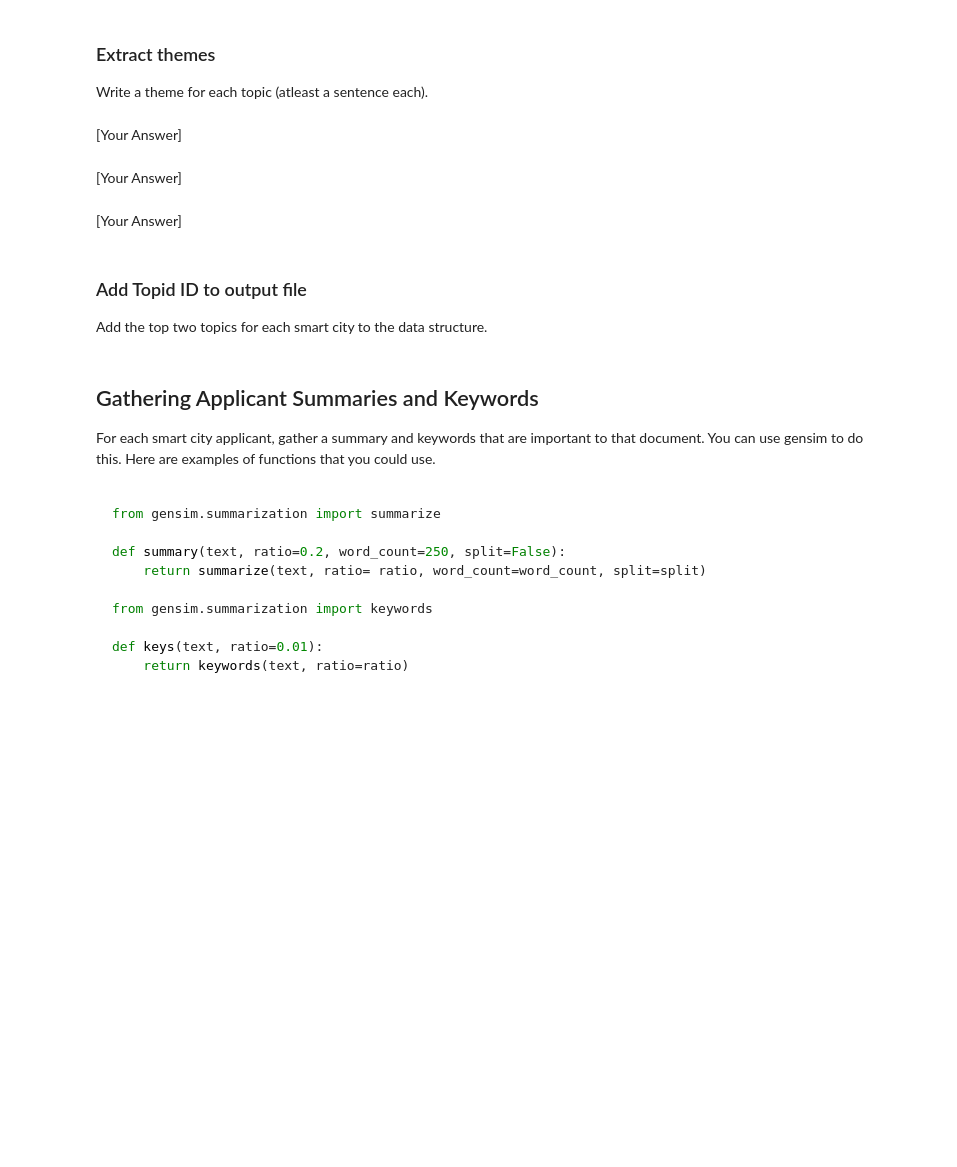
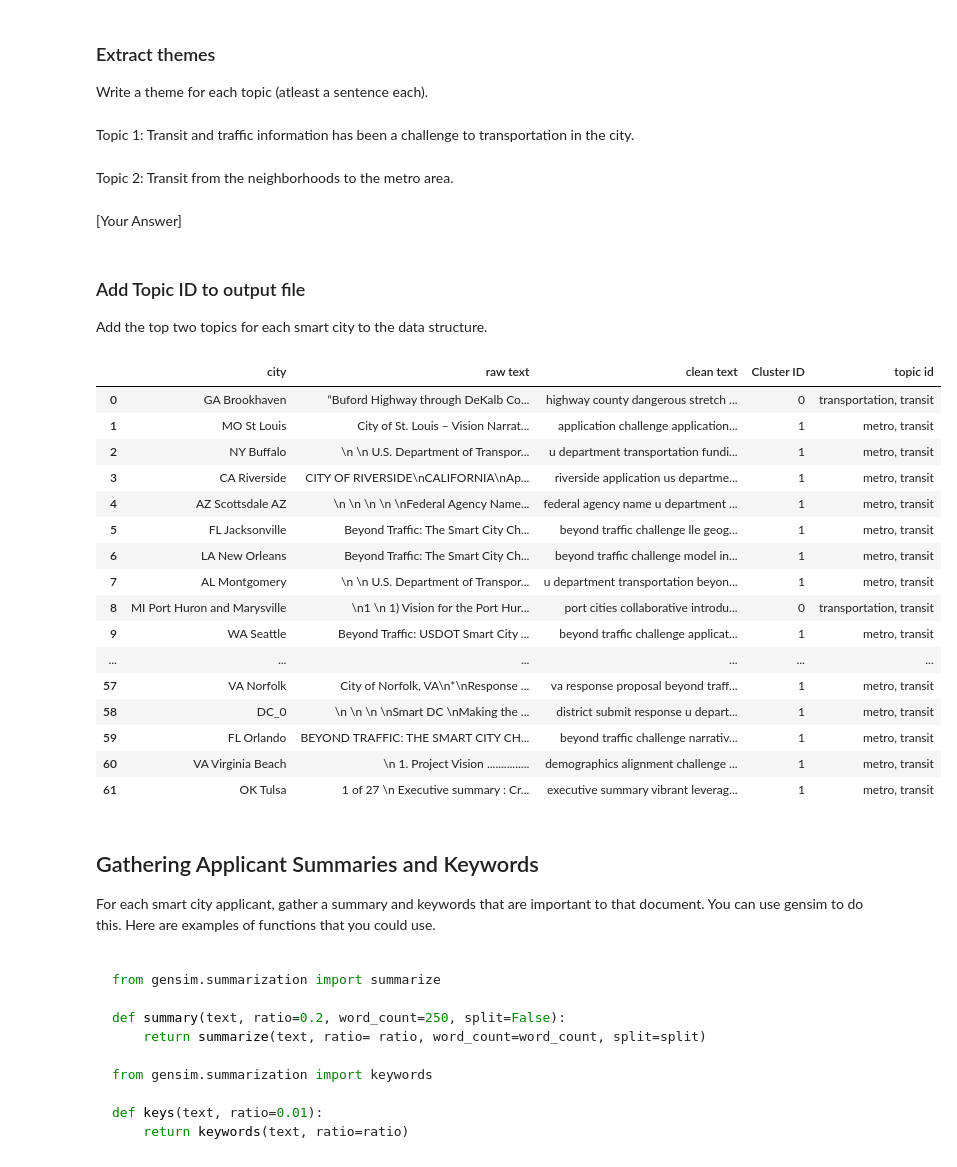
Before and after one commit to HotelTango314/cs5293sp23-project3, a Jupyter notebook: project3.ipynb, the cells around one changed output. Saved outputs shown, nothing was run; the diff lists cells and outputs as text; code cells hidden in the pictures; blank space fills up the shorter version.

```diff
--- a/project3.ipynb
+++ b/project3.ipynb
@@ -557,0 +578,13 @@ Provide the code used to generate the optimal k and provide justification for yo
+# %%
+kmeanoptimalk = np.argsort(list(list(zip(*output[0]))[0]))[-1]
+hieroptimalk = np.argsort(list(list(zip(*output[1]))[0]))[-1]
+
+dbcluster = DBSCAN(eps = 1.136)
+dbmodel = dbcluster.fit_predict(X_lsa)
+#print(sum(dbmodel))
+dbscore = compute_metrics(X_lsa, dbmodel)
+#dbscore = ['X','X','X']
+df_K['optimal K'] = [output[1][hieroptimalk+2],output[1][hieroptimalk+2],dbscore]
+
+print(kmeanoptimalk+2)
+print(hieroptimalk+2)
@@ -568,0 +612,12 @@ In your data structure, add the cluster id for each smart city respectively. Sho
+# %%
+cluster_ct = hieroptimalk+2
+#final_model = KMeans(n_clusters=(cluster_ct),n_init='auto')
+final_model = AgglomerativeClustering(n_clusters=(cluster_ct))
+cluster_id = final_model.fit_predict(X_lsa)
+df2['Cluster ID'] = cluster_id
+# %%
+tally = [0 for _ in range(cluster_ct)]
+for x in cluster_id:
+    tally[x]=tally[x]+1
+
+print(tally)
@@ -580,14 +704,42 @@ Perform Topic Modeling on the cleaned data. Provide the top five words for `TOPI
 ### Extract themes
 Write a theme for each topic (atleast a sentence each).
 # %% [markdown]
-[Your Answer]
+Topic 1: Transit and traffic information has been a challenge to transportation in the city.
 # %% [markdown]
-[Your Answer]
+Topic 2: Transit from the neighborhoods to the metro area.
 # %% [markdown]
 [Your Answer]
 # %% [markdown]
-### Add Topid ID to output file
+### Add Topic ID to output file
 Add the top two topics for each smart city to the data structure.
+# %%
+topic_id = []
+for x in cluster_id:
+    if x == 0:
+        topic_id.append('transportation, transit')
+    else:
+        topic_id.append('metro, transit')
+df2['topic id'] = topic_id
+# %%
+df2.head(62)
+# %% [output]
+|  | city | raw text | clean text | Cluster ID | topic id |
+| 0 | GA Brookhaven | “Buford Highway through DeKalb Co... | highway county dangerous stretch ... | 0 | transportation, transit |
+| 1 | MO St Louis | City of St. Louis – Vision Narrat... | application challenge application... | 1 | metro, transit |
+| 2 | NY Buffalo | \n \n U.S. Department of Transpor... | u department transportation fundi... | 1 | metro, transit |
+| 3 | CA Riverside | CITY OF RIVERSIDE\nCALIFORNIA\nAp... | riverside application us departme... | 1 | metro, transit |
+| 4 | AZ Scottsdale AZ | \n \n \n \n \nFederal Agency Name... | federal agency name u department ... | 1 | metro, transit |
+| 5 | FL Jacksonville | Beyond Traffic: The Smart City Ch... | beyond traffic challenge lle geog... | 1 | metro, transit |
+| 6 | LA New Orleans | Beyond Traffic: The Smart City Ch... | beyond traffic challenge model in... | 1 | metro, transit |
+| 7 | AL Montgomery | \n \n U.S. Department of Transpor... | u department transportation beyon... | 1 | metro, transit |
+| 8 | MI Port Huron and Marysville | \n1 \n 1) Vision for the Port Hur... | port cities collaborative introdu... | 0 | transportation, transit |
+| 9 | WA Seattle | Beyond Traffic: USDOT Smart City ... | beyond traffic challenge applicat... | 1 | metro, transit |
+| ... | ... | ... | ... | ... | ... |
+| 57 | VA Norfolk | City of Norfolk, VA\n*\nResponse ... | va response proposal beyond traff... | 1 | metro, transit |
+| 58 | DC_0 | \n \n \n \nSmart DC \nMaking the ... | district submit response u depart... | 1 | metro, transit |
+| 59 | FL Orlando | BEYOND TRAFFIC: THE SMART CITY CH... | beyond traffic challenge narrativ... | 1 | metro, transit |
+| 60 | VA Virginia Beach | \n 1. Project Vision ............... | demographics alignment challenge ... | 1 | metro, transit |
+| 61 | OK Tulsa | 1 of 27 \n Executive summary : Cr... | executive summary vibrant leverag... | 1 | metro, transit |
 # %% [markdown]
 ## Gathering Applicant Summaries and Keywords
 
```
Also changed, not shown: parts of 27 cells of this notebook, 5 other files.
